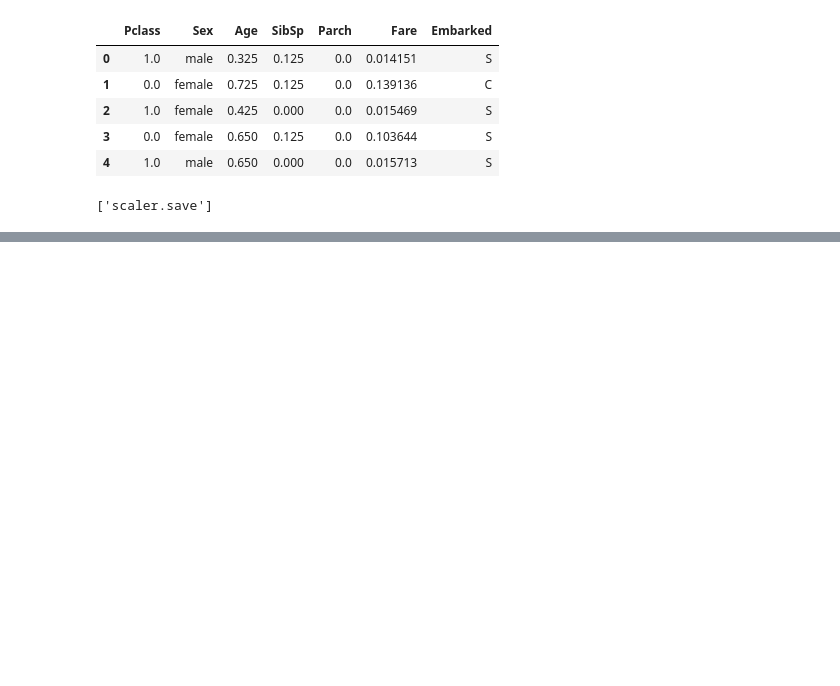
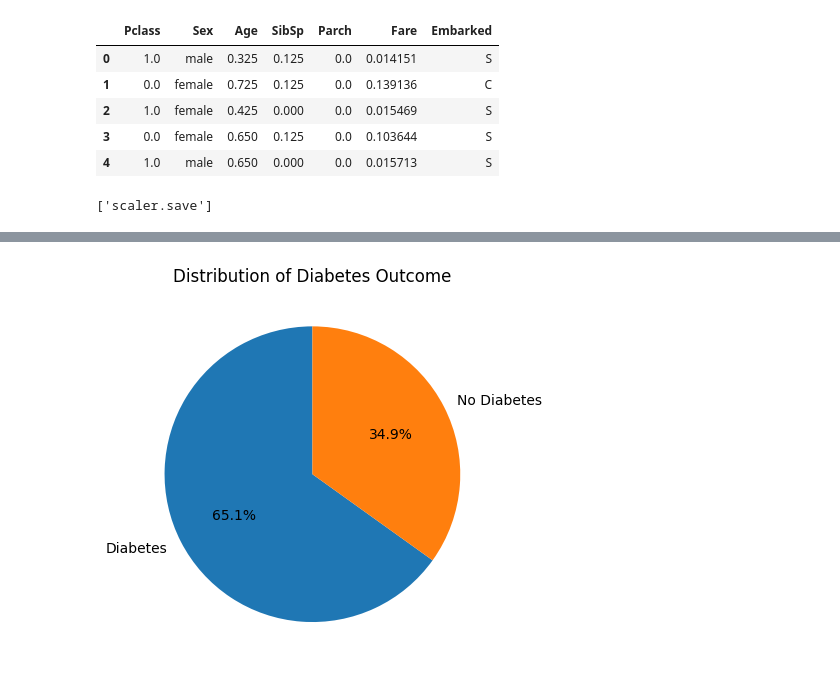
Before and after one commit to kavinduperera-source/UoM-T1-AI-stuff, a Jupyter notebook: Session 2/data_processing.ipynb, the cells around one changed output, grey strips where cells are left out. Cells and saved outputs as stored; diff of their text form; code cells hidden in the pictures; blank space fills up the shorter version.

```diff
--- a/Session 2/data_processing.ipynb
+++ b/Session 2/data_processing.ipynb
@@ -311,0 +428,6 @@ joblib.dump(scaler, 'scaler.save') #saving the scaler object for future use
+# %%
+plt.pie(diabetics_df['Outcome'].value_counts(), labels=['Diabetes', 'No Diabetes'], autopct='%1.1f%%', startangle=90)
+plt.title('Distribution of Diabetes Outcome')
+plt.show()
+# %% [output]
+[figure, added]
```
Also changed, not shown: parts of 14 cells of this notebook.
